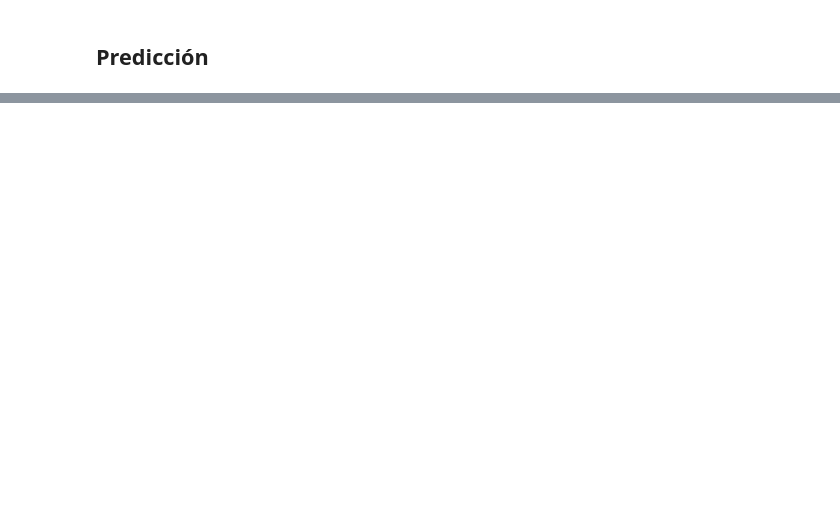
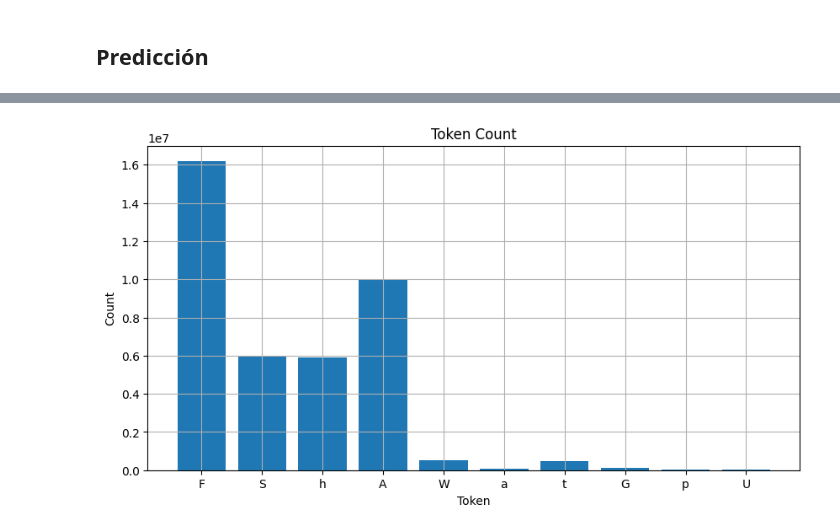
Before and after one commit to gefero/land2vec, a Jupyter notebook: notebooks/prueba_1.ipynb, the cells around one changed output, grey strips where cells are left out. Drawn from its saved outputs; the diff is of its cells as text; code cells hidden in the pictures; blank space fills up the shorter version.

```diff
--- a/notebooks/prueba_1.ipynb
+++ b/notebooks/prueba_1.ipynb
@@ -337,0 +354,6 @@ plt.show()
+# %%
+from typing import Counter
+all_tokens = []
+for seq in test_dataset.dataset.encoded:
+    all_tokens.extend(Tokenizer.decode(seq.tolist()))
+counter = Counter(all_tokens)
@@ -337,0 +374,12 @@ plt.show()
+# %%
+counter
+# barplot
+fig, ax = plt.subplots(figsize=(10,5))
+ax.bar(counter.keys(), counter.values())
+ax.set_xlabel("Token")
+ax.set_ylabel("Count")
+plt.title("Token Count")
+plt.grid(True)
+plt.show()
+# %% [output]
+[figure, added]
```
Also changed, not shown: parts of 20 cells of this notebook.
